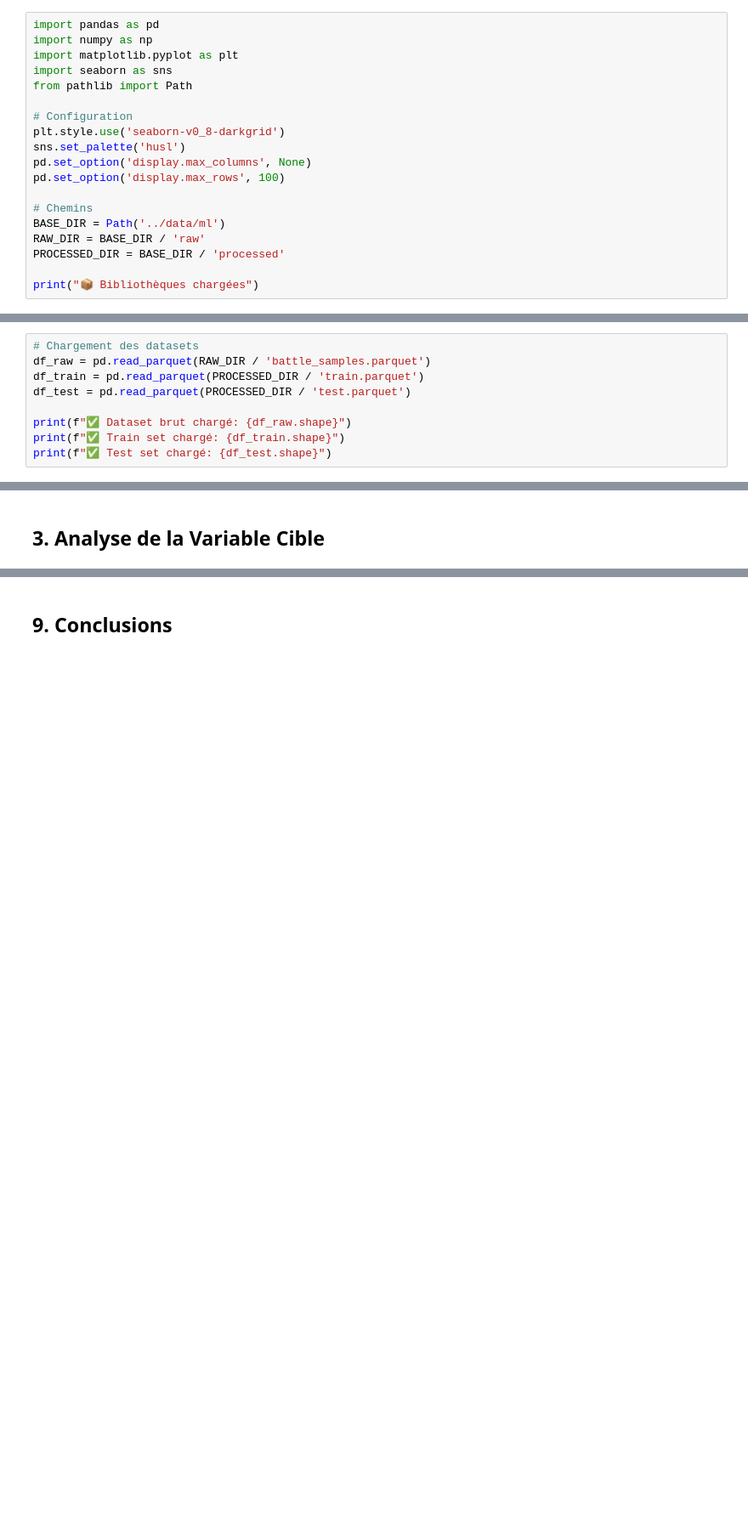
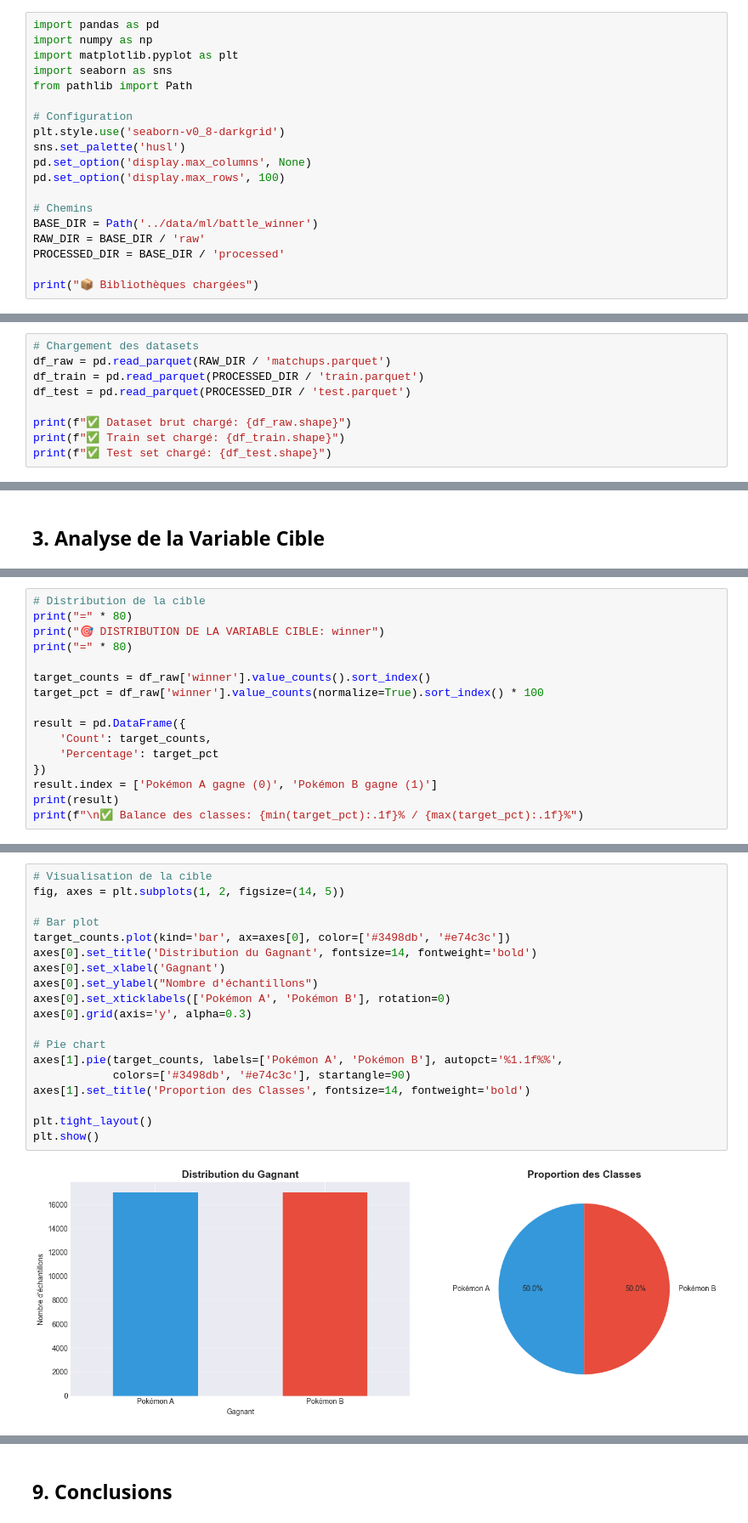
Before and after one commit to benjsant/lets-go-predictiondex, a Jupyter notebook: notebooks/01_exploration.ipynb, the cells around one changed output, grey strips where cells are left out. Shown at 85% size. Cells and saved outputs as stored; diff of their text form; blank space fills up the shorter version.

```diff
--- a/notebooks/01_exploration.ipynb
+++ b/notebooks/01_exploration.ipynb
@@ -36,7 +36,7 @@ pd.set_option('display.max_columns', None)
 pd.set_option('display.max_rows', 100)
 
 # Chemins
-BASE_DIR = Path('../data/ml')
+BASE_DIR = Path('../data/ml/battle_winner')
 RAW_DIR = BASE_DIR / 'raw'
 PROCESSED_DIR = BASE_DIR / 'processed'
 
@@ -44,6 +46,6 @@ print("📦 Bibliothèques chargées")
 # %%
 # Chargement des datasets
-df_raw = pd.read_parquet(RAW_DIR / 'battle_samples.parquet')
+df_raw = pd.read_parquet(RAW_DIR / 'matchups.parquet')
 df_train = pd.read_parquet(PROCESSED_DIR / 'train.parquet')
 df_test = pd.read_parquet(PROCESSED_DIR / 'test.parquet')
 
@@ -358,0 +152,16 @@ plt.show()
+# %%
+# Distribution de la cible
+print("=" * 80)
+print("🎯 DISTRIBUTION DE LA VARIABLE CIBLE: winner")
+print("=" * 80)
+
+target_counts = df_raw['winner'].value_counts().sort_index()
+target_pct = df_raw['winner'].value_counts(normalize=True).sort_index() * 100
+
+result = pd.DataFrame({
+    'Count': target_counts,
+    'Percentage': target_pct
+})
+result.index = ['Pokémon A gagne (0)', 'Pokémon B gagne (1)']
+print(result)
+print(f"\n✅ Balance des classes: {min(target_pct):.1f}% / {max(target_pct):.1f}%")
@@ -358,0 +177,21 @@ plt.show()
+# %%
+# Visualisation de la cible
+fig, axes = plt.subplots(1, 2, figsize=(14, 5))
+
+# Bar plot
+target_counts.plot(kind='bar', ax=axes[0], color=['#3498db', '#e74c3c'])
+axes[0].set_title('Distribution du Gagnant', fontsize=14, fontweight='bold')
+axes[0].set_xlabel('Gagnant')
+axes[0].set_ylabel("Nombre d'échantillons")
+axes[0].set_xticklabels(['Pokémon A', 'Pokémon B'], rotation=0)
+axes[0].grid(axis='y', alpha=0.3)
+
+# Pie chart
+axes[1].pie(target_counts, labels=['Pokémon A', 'Pokémon B'], autopct='%1.1f%%',
+            colors=['#3498db', '#e74c3c'], startangle=90)
+axes[1].set_title('Proportion des Classes', fontsize=14, fontweight='bold')
+
+plt.tight_layout()
+plt.show()
+# %% [output]
+[figure, added]
```
Also changed, not shown: parts of 49 cells of this notebook, 51 other files.
